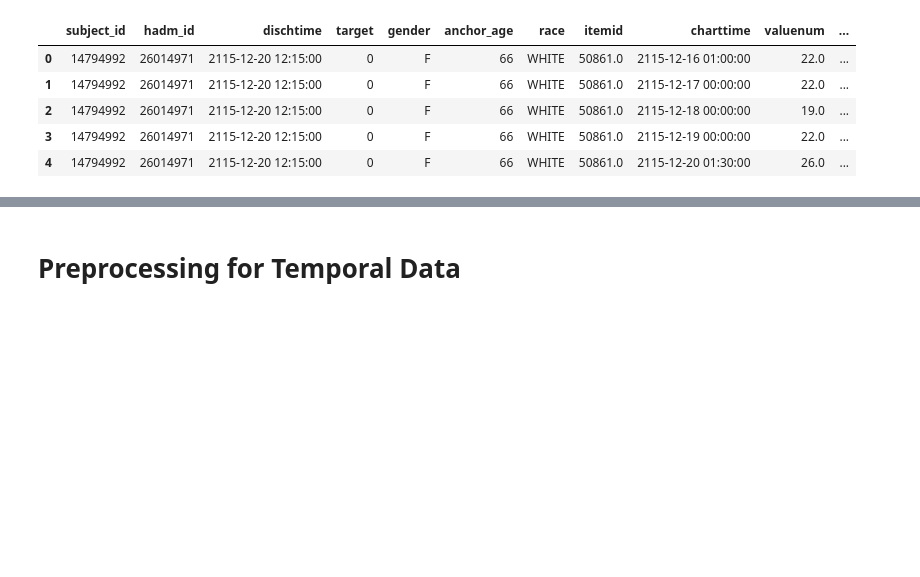
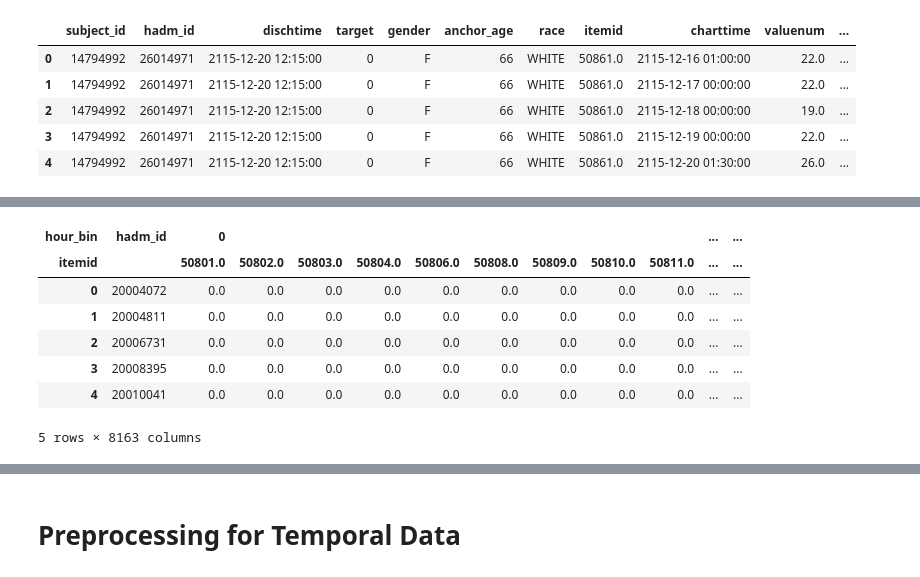
Before and after one commit to Crazz-Zaac/informative-missingness, a Jupyter notebook: project/notebooks/exp_2025.ipynb, the cells around one changed output, grey strips where cells are left out. Saved outputs shown, nothing was run; the diff lists cells and outputs as text; code cells hidden in the pictures; blank space fills up the shorter version.

```diff
--- a/project/notebooks/exp_2025.ipynb
+++ b/project/notebooks/exp_2025.ipynb
@@ -310,0 +311,13 @@ ts.head()
+# %%
+
+wide = wide.reset_index()
+wide.head()
+# %% [output]
+| hour_bin | hadm_id | 0 |  |  |  |  |  |  |  |  | ... | ... |
+| itemid |  | 50801.0 | 50802.0 | 50803.0 | 50804.0 | 50806.0 | 50808.0 | 50809.0 | 50810.0 | 50811.0 | ... | ... |
+| 0 | 20004072 | 0.0 | 0.0 | 0.0 | 0.0 | 0.0 | 0.0 | 0.0 | 0.0 | 0.0 | ... | ... |
+| 1 | 20004811 | 0.0 | 0.0 | 0.0 | 0.0 | 0.0 | 0.0 | 0.0 | 0.0 | 0.0 | ... | ... |
+| 2 | 20006731 | 0.0 | 0.0 | 0.0 | 0.0 | 0.0 | 0.0 | 0.0 | 0.0 | 0.0 | ... | ... |
+| 3 | 20008395 | 0.0 | 0.0 | 0.0 | 0.0 | 0.0 | 0.0 | 0.0 | 0.0 | 0.0 | ... | ... |
+| 4 | 20010041 | 0.0 | 0.0 | 0.0 | 0.0 | 0.0 | 0.0 | 0.0 | 0.0 | 0.0 | ... | ... |
+5 rows × 8163 columns
```
Also changed, not shown: parts of 25 cells of this notebook, 4 other files.
